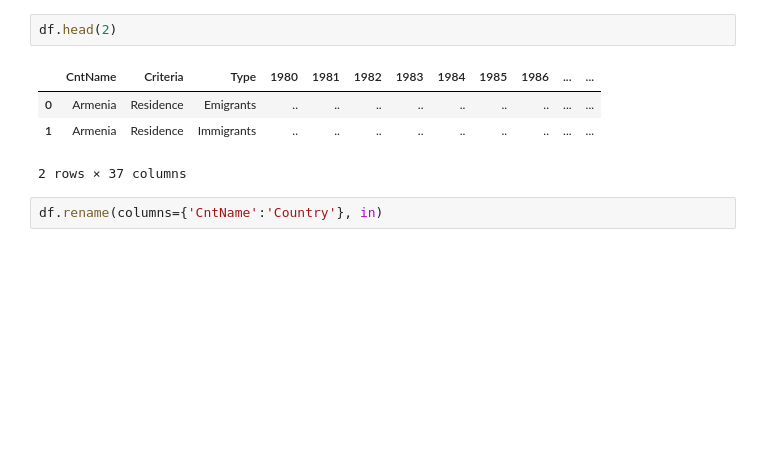
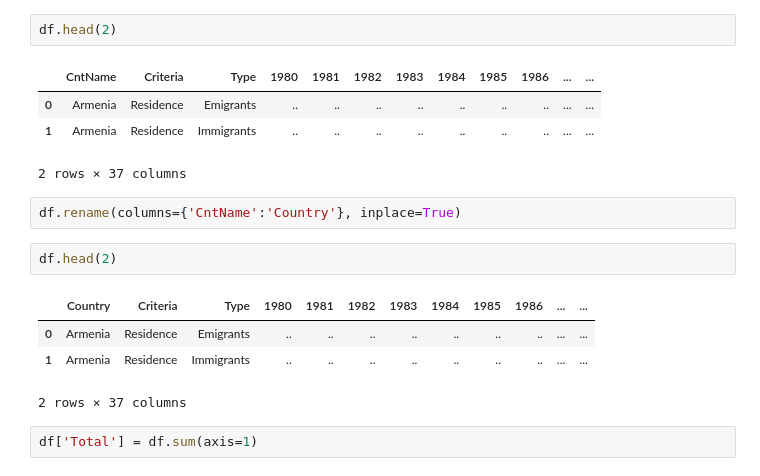
Before and after one commit to AmmaraRazzaq/dataVisualization_with_Python, a Jupyter notebook: Matplotlib.ipynb, the cells around one changed output. Saved outputs shown, nothing was run; the diff lists cells and outputs as text; blank space fills up the shorter version.

Commit message:
sum the total immigrants over the entire period

```diff
--- a/Matplotlib.ipynb
+++ b/Matplotlib.ipynb
@@ -136,4 +136,13 @@ df.head(2)
 | 1 | Armenia | Residence | Immigrants | .. | .. | .. | .. | .. | .. | .. | ... | ... |
 2 rows × 37 columns
 # %%
-df.rename(columns={'CntName':'Country'}, in)
+df.rename(columns={'CntName':'Country'}, inplace=True)
+# %%
+df.head(2)
+# %% [output]
+|  | Country | Criteria | Type | 1980 | 1981 | 1982 | 1983 | 1984 | 1985 | 1986 | ... | ... |
+| 0 | Armenia | Residence | Emigrants | .. | .. | .. | .. | .. | .. | .. | ... | ... |
+| 1 | Armenia | Residence | Immigrants | .. | .. | .. | .. | .. | .. | .. | ... | ... |
+2 rows × 37 columns
+# %%
+df['Total'] = df.sum(axis=1)
```
Also changed, not shown: parts of 1 cell of this notebook.
